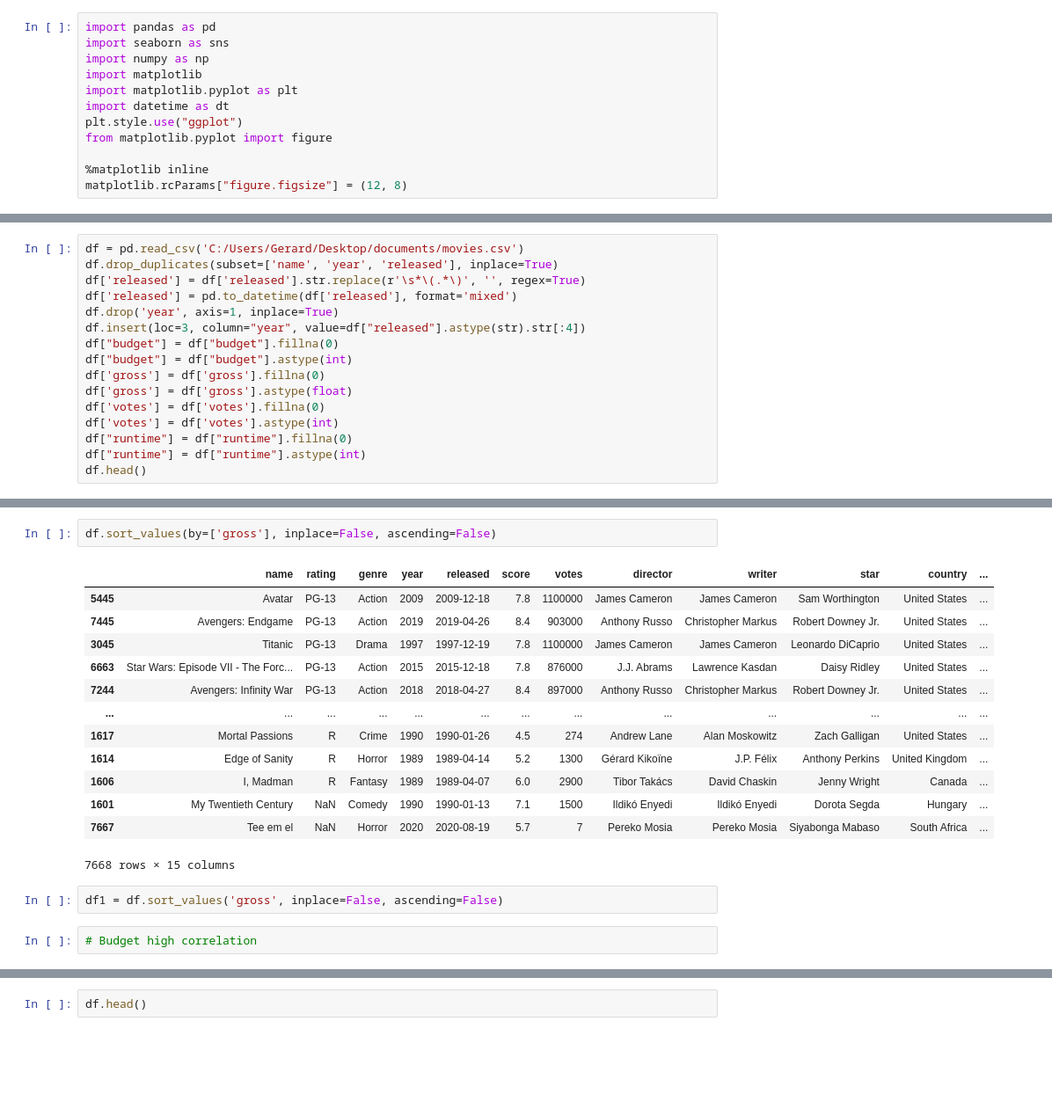
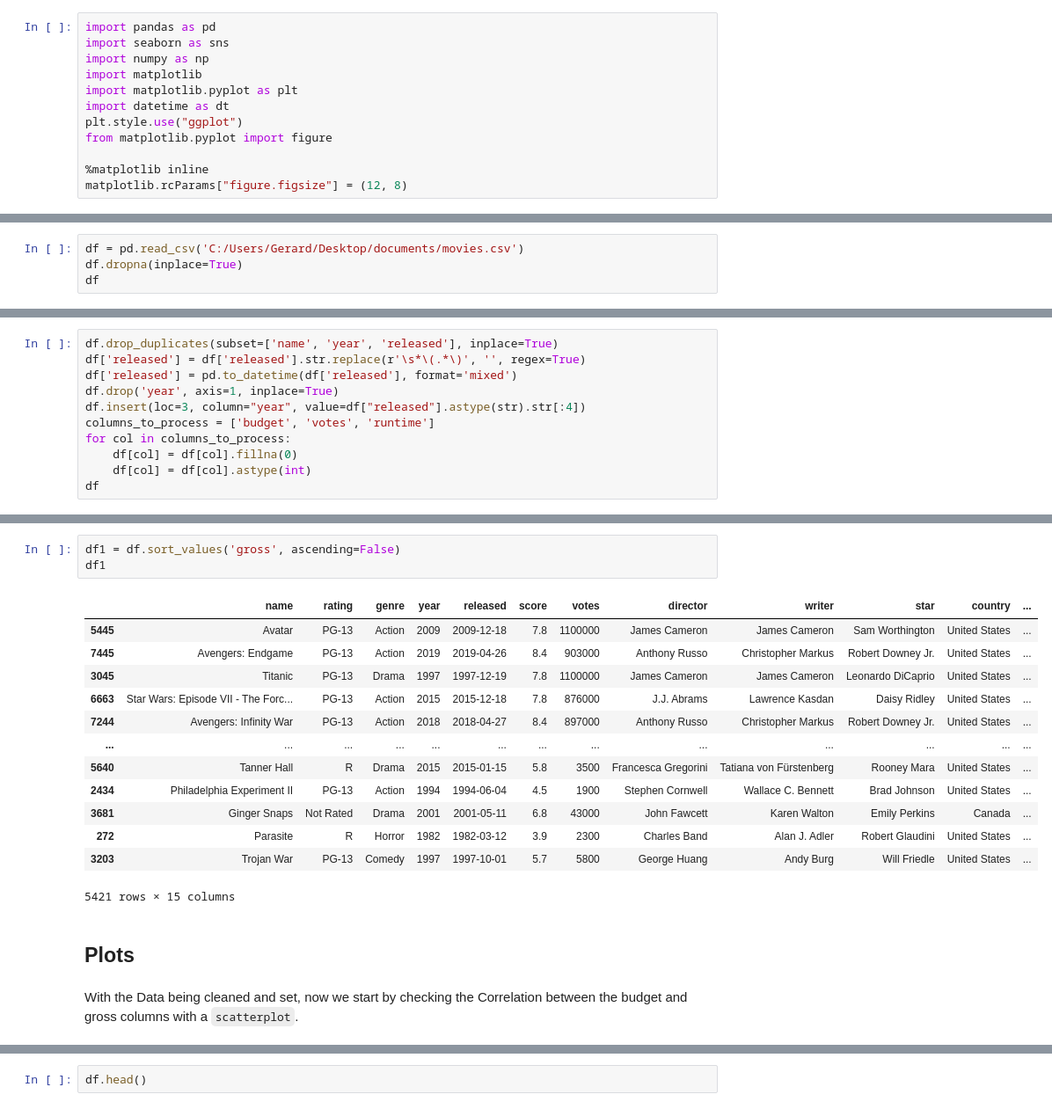
Before and after one commit to cartiace0004/Portfolio, a Jupyter notebook: Movie Correlation Project.ipynb, the cells around one changed output, grey strips where cells are left out. Shown: that part at 88% size. Cells and saved outputs as stored; diff of their text form; blank space fills up the shorter version.

```diff
--- a/Movie Correlation Project.ipynb
+++ b/Movie Correlation Project.ipynb
@@ -12,0 +30,4 @@ matplotlib.rcParams["figure.figsize"] = (12, 8)
+# %%
+df = pd.read_csv('C:/Users/Gerard/Desktop/documents/movies.csv')
+df.dropna(inplace=True)
+df
@@ -13,19 +110,14 @@ matplotlib.rcParams["figure.figsize"] = (12, 8)
 # %%
-df = pd.read_csv('C:/Users/Gerard/Desktop/documents/movies.csv')
 df.drop_duplicates(subset=['name', 'year', 'released'], inplace=True)
 df['released'] = df['released'].str.replace(r'\s*\(.*\)', '', regex=True)
 df['released'] = pd.to_datetime(df['released'], format='mixed')
 df.drop('year', axis=1, inplace=True)
 df.insert(loc=3, column="year", value=df["released"].astype(str).str[:4])
-df["budget"] = df["budget"].fillna(0)
-df["budget"] = df["budget"].astype(int)
-df['gross'] = df['gross'].fillna(0)
-df['gross'] = df['gross'].astype(float)
-df['votes'] = df['votes'].fillna(0)
-df['votes'] = df['votes'].astype(int)
-df["runtime"] = df["runtime"].fillna(0)
-df["runtime"] = df["runtime"].astype(int)
-df.head()
+columns_to_process = ['budget', 'votes', 'runtime']
+for col in columns_to_process:
+    df[col] = df[col].fillna(0)
+    df[col] = df[col].astype(int)
+df
 # %% [output]
 |  | name | rating | genre | year | released | score | votes | director | writer | star | country | ... |
 | 0 | The Shining | R | Drama | 1980 | 1980-06-13 | 8.4 | 927000 | Stanley Kubrick | Stephen King | Jack Nicholson | United Kingdom | ... |
@@ -121,21 +158,22 @@ dtype: int64
 # %%
-df.sort_values(by=['gross'], inplace=False, ascending=False)
+df1 = df.sort_values('gross', ascending=False)
+df1
 # %% [output]
 |  | name | rating | genre | year | released | score | votes | director | writer | star | country | ... |
 | 5445 | Avatar | PG-13 | Action | 2009 | 2009-12-18 | 7.8 | 1100000 | James Cameron | James Cameron | Sam Worthington | United States | ... |
 | 7445 | Avengers: Endgame | PG-13 | Action | 2019 | 2019-04-26 | 8.4 | 903000 | Anthony Russo | Christopher Markus | Robert Downey Jr. | United States | ... |
 | 3045 | Titanic | PG-13 | Drama | 1997 | 1997-12-19 | 7.8 | 1100000 | James Cameron | James Cameron | Leonardo DiCaprio | United States | ... |
 | 6663 | Star Wars: Episode VII - The Forc... | PG-13 | Action | 2015 | 2015-12-18 | 7.8 | 876000 | J.J. Abrams | Lawrence Kasdan | Daisy Ridley | United States | ... |
 | 7244 | Avengers: Infinity War | PG-13 | Action | 2018 | 2018-04-27 | 8.4 | 897000 | Anthony Russo | Christopher Markus | Robert Downey Jr. | United States | ... |
 | ... | ... | ... | ... | ... | ... | ... | ... | ... | ... | ... | ... | ... |
-| 1617 | Mortal Passions | R | Crime | 1990 | 1990-01-26 | 4.5 | 274 | Andrew Lane | Alan Moskowitz | Zach Galligan | United States | ... |
-| 1614 | Edge of Sanity | R | Horror | 1989 | 1989-04-14 | 5.2 | 1300 | Gérard Kikoïne | J.P. Félix | Anthony Perkins | United Kingdom | ... |
-| 1606 | I, Madman | R | Fantasy | 1989 | 1989-04-07 | 6.0 | 2900 | Tibor Takács | David Chaskin | Jenny Wright | Canada | ... |
-| 1601 | My Twentieth Century | NaN | Comedy | 1990 | 1990-01-13 | 7.1 | 1500 | Ildikó Enyedi | Ildikó Enyedi | Dorota Segda | Hungary | ... |
-| 7667 | Tee em el | NaN | Horror | 2020 | 2020-08-19 | 5.7 | 7 | Pereko Mosia | Pereko Mosia | Siyabonga Mabaso | South Africa | ... |
+| 5640 | Tanner Hall | R | Drama | 2015 | 2015-01-15 | 5.8 | 3500 | Francesca Gregorini | Tatiana von Fürstenberg | Rooney Mara | United States | ... |
+| 2434 | Philadelphia Experiment II | PG-13 | Action | 1994 | 1994-06-04 | 4.5 | 1900 | Stephen Cornwell | Wallace C. Bennett | Brad Johnson | United States | ... |
+| 3681 | Ginger Snaps | Not Rated | Drama | 2001 | 2001-05-11 | 6.8 | 43000 | John Fawcett | Karen Walton | Emily Perkins | Canada | ... |
+| 272 | Parasite | R | Horror | 1982 | 1982-03-12 | 3.9 | 2300 | Charles Band | Alan J. Adler | Robert Glaudini | United States | ... |
+| 3203 | Trojan War | PG-13 | Comedy | 1997 | 1997-10-01 | 5.7 | 5800 | George Huang | Andy Burg | Will Friedle | United States | ... |
-7668 rows × 15 columns
+5421 rows × 15 columns
-# %%
-df1 = df.sort_values('gross', inplace=False, ascending=False)
-# %%
-# Budget high correlation
+# %% [markdown]
+## Plots
+# %% [markdown]
+With the Data being cleaned and set, now we start by checking the Correlation between the budget and gross columns with a `scatterplot`.
 # %%
```
Also changed, not shown: parts of 52 cells of this notebook.
